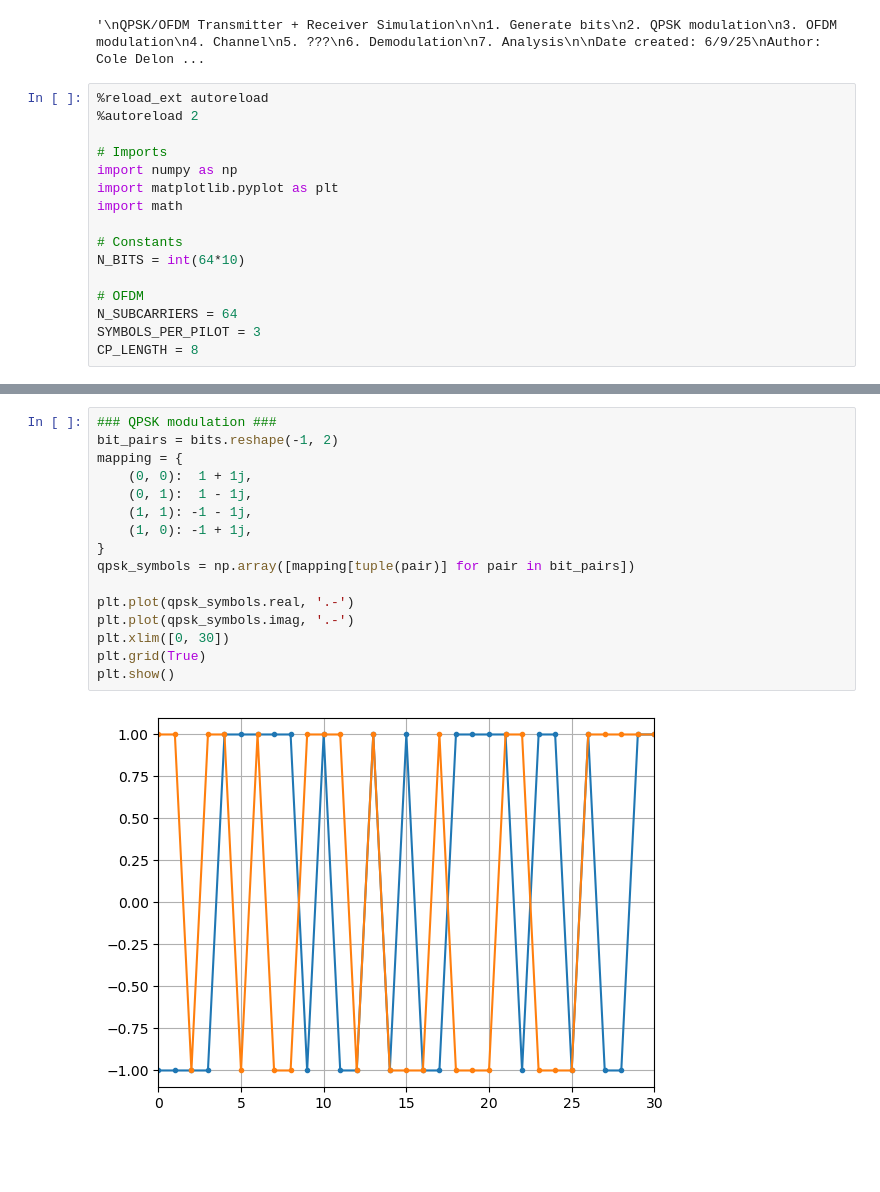
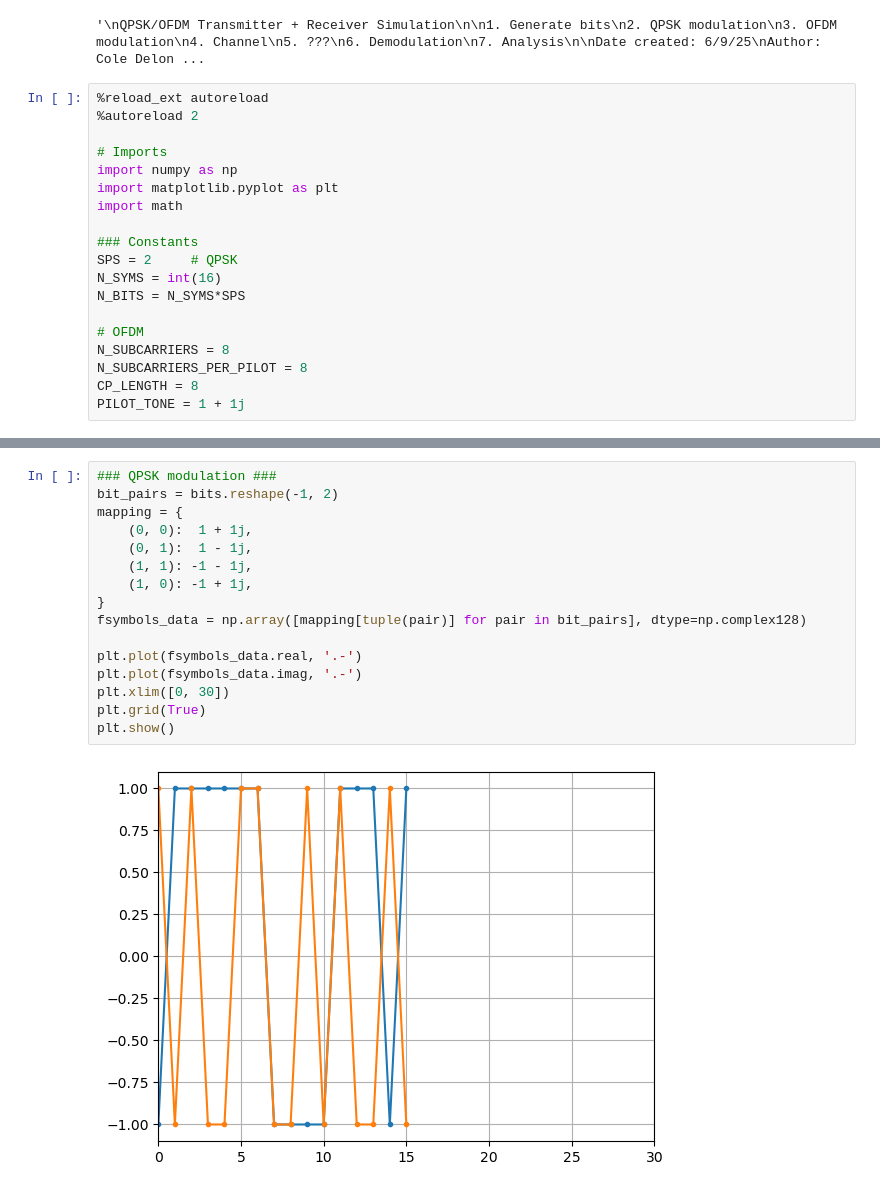
Before and after one commit to cddelong6626/sdr-notebooks, a Jupyter notebook: notebooks/qpsk_ofdm_sim.ipynb, the cells around one changed output, grey strips where cells are left out. Cells and saved outputs as stored; diff of their text form; blank space fills up the shorter version.

```diff
--- a/notebooks/qpsk_ofdm_sim.ipynb
+++ b/notebooks/qpsk_ofdm_sim.ipynb
@@ -24,13 +24,16 @@ import numpy as np
 import matplotlib.pyplot as plt
 import math
 
-# Constants
-N_BITS = int(64*10)
+### Constants
+SPS = 2     # QPSK
+N_SYMS = int(16)
+N_BITS = N_SYMS*SPS
 
 # OFDM
-N_SUBCARRIERS = 64
-SYMBOLS_PER_PILOT = 3
+N_SUBCARRIERS = 8
+N_SUBCARRIERS_PER_PILOT = 8
 CP_LENGTH = 8
+PILOT_TONE = 1 + 1j
 # %%
 ### Generate bits ###
 bits = np.random.binomial(n=1, p=0.5, size=N_BITS)
@@ -45,21 +47,21 @@ plt.show()
 # %%
 ### QPSK modulation ###
 bit_pairs = bits.reshape(-1, 2)
 mapping = {
     (0, 0):  1 + 1j,
     (0, 1):  1 - 1j,
     (1, 1): -1 - 1j,
     (1, 0): -1 + 1j,
 }
-qpsk_symbols = np.array([mapping[tuple(pair)] for pair in bit_pairs])
+fsymbols_data = np.array([mapping[tuple(pair)] for pair in bit_pairs], dtype=np.complex128)
 
-plt.plot(qpsk_symbols.real, '.-')
-plt.plot(qpsk_symbols.imag, '.-')
+plt.plot(fsymbols_data.real, '.-')
+plt.plot(fsymbols_data.imag, '.-')
 plt.xlim([0, 30])
 plt.grid(True)
 plt.show()
 # %% [output]
-[figure, old version]
+[figure, new version]
 # %%
 ### OFDM modulation ###
 
```
Also changed, not shown: parts of 4 cells of this notebook, 5 other files.
